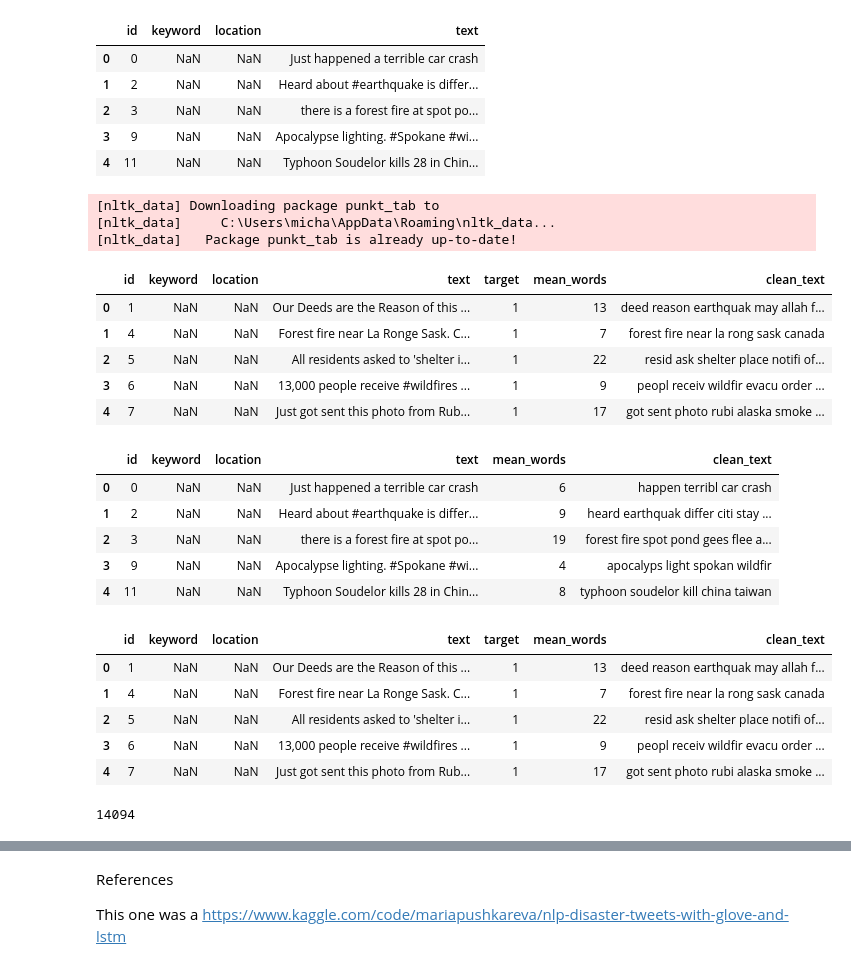
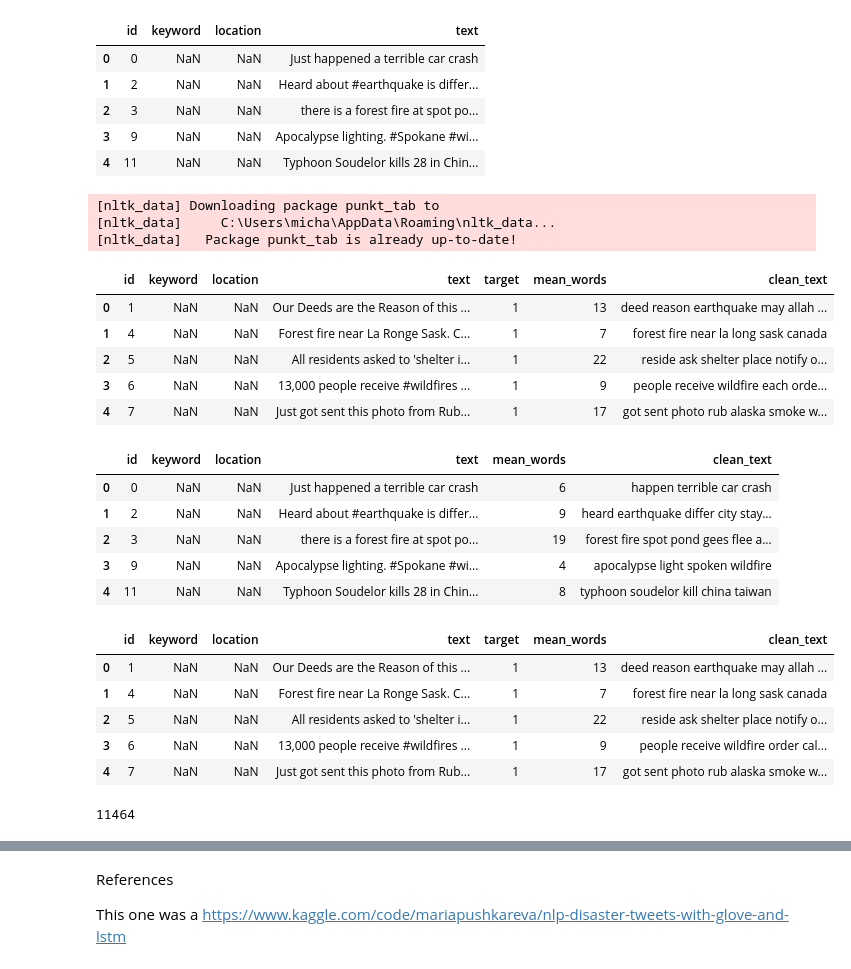
Before and after one commit to IsomorphicAlgo/Natural-Language-Processing-on-Tweets-with-GLOVE-LSTM, a Jupyter notebook: Week 4 - Text Analysis with Deep Learning.ipynb, the cells around one changed output, grey strips where cells are left out. Cells and saved outputs as stored; diff of their text form; code cells hidden in the pictures.

```diff
--- a/Week 4 - Text Analysis with Deep Learning.ipynb
+++ b/Week 4 - Text Analysis with Deep Learning.ipynb
@@ -210,6 +224,18 @@ def preprocess_data(text):
     text = ' '.join(stemmer.stem(word) for word in tokens if word not in stop_words)
 
     return text
+# %%
+# Create a function to perform spell check
+def correct_spelling(text):
+    spell = SpellChecker()
+    corrected_words = []
+    for word in text.split():
+        corrected_word = spell.correction(word)
+        if corrected_word is not None:
+            corrected_words.append(corrected_word)
+        else:
+            corrected_words.append(word)  # Keep the original word if correction is None
+    return " ".join(corrected_words)
 # %%
 # next we handle emojis
 def remove_emoji(text):
@@ -237,26 +263,28 @@ test_data_frame['mean_words']=test_data_frame['text'].apply(lambda x: mean_words
 # %%
 
 # Download required NLTK data
 nltk.download('punkt_tab')
 train_data_frame['clean_text']=train_data_frame['text'].apply(lambda x: remove_emoji(x))
 
 # remove stopwords
 train_data_frame['clean_text']=train_data_frame['clean_text'].apply(lambda x: preprocess_data(x))
 
 # remove extra whitespace
 train_data_frame['clean_text']=train_data_frame['clean_text'].apply(lambda x: re.sub(r'\s+', ' ', x))
 
+# Spellcheck
+train_data_frame['clean_text'] = train_data_frame['clean_text'].apply(correct_spelling)
 train_data_frame.head()
 # %% [output]
 [nltk_data] Downloading package punkt_tab to
 [nltk_data]     C:\Users\micha\AppData\Roaming\nltk_data...
 [nltk_data]   Package punkt_tab is already up-to-date!
 |  | id | keyword | location | text | target | mean_words | clean_text |
-| 0 | 1 | NaN | NaN | Our Deeds are the Reason of this ... | 1 | 13 | deed reason earthquak may allah f... |
-| 1 | 4 | NaN | NaN | Forest fire near La Ronge Sask. C... | 1 | 7 | forest fire near la rong sask canada |
-| 2 | 5 | NaN | NaN | All residents asked to 'shelter i... | 1 | 22 | resid ask shelter place notifi of... |
-| 3 | 6 | NaN | NaN | 13,000 people receive #wildfires ... | 1 | 9 | peopl receiv wildfir evacu order ... |
-| 4 | 7 | NaN | NaN | Just got sent this photo from Rub... | 1 | 17 | got sent photo rubi alaska smoke ... |
+| 0 | 1 | NaN | NaN | Our Deeds are the Reason of this ... | 1 | 13 | deed reason earthquake may allah ... |
+| 1 | 4 | NaN | NaN | Forest fire near La Ronge Sask. C... | 1 | 7 | forest fire near la long sask canada |
+| 2 | 5 | NaN | NaN | All residents asked to 'shelter i... | 1 | 22 | reside ask shelter place notify o... |
+| 3 | 6 | NaN | NaN | 13,000 people receive #wildfires ... | 1 | 9 | people receive wildfire each orde... |
+| 4 | 7 | NaN | NaN | Just got sent this photo from Rub... | 1 | 17 | got sent photo rub alaska smoke w... |
 # %%
 test_data_frame['clean_text']=test_data_frame['text'].apply(lambda x: remove_emoji(x))
 
@@ -266,20 +294,18 @@ test_data_frame['clean_text']=test_data_frame['clean_text'].apply(lambda x: prep
 # remove extra whitespace
 test_data_frame['clean_text']=test_data_frame['clean_text'].apply(lambda x: re.sub(r'\s+', ' ', x))
 
+# Spellcheck
+test_data_frame['clean_text'] = test_data_frame['clean_text'].apply(correct_spelling)
+
 test_data_frame.head()
 # %% [output]
 |  | id | keyword | location | text | mean_words | clean_text |
-| 0 | 0 | NaN | NaN | Just happened a terrible car crash | 6 | happen terribl car crash |
-| 1 | 2 | NaN | NaN | Heard about #earthquake is differ... | 9 | heard earthquak differ citi stay ... |
+| 0 | 0 | NaN | NaN | Just happened a terrible car crash | 6 | happen terrible car crash |
+| 1 | 2 | NaN | NaN | Heard about #earthquake is differ... | 9 | heard earthquake differ city stay... |
 | 2 | 3 | NaN | NaN | there is a forest fire at spot po... | 19 | forest fire spot pond gees flee a... |
-| 3 | 9 | NaN | NaN | Apocalypse lighting. #Spokane #wi... | 4 | apocalyps light spokan wildfir |
+| 3 | 9 | NaN | NaN | Apocalypse lighting. #Spokane #wi... | 4 | apocalypse light spoken wildfire |
 | 4 | 11 | NaN | NaN | Typhoon Soudelor kills 28 in Chin... | 8 | typhoon soudelor kill china taiwan |
 # %%
-# next we remove the stopwords
-stop_words = stopwords.words('english')
-more_stopwords = ['u', 'im', 'c']
-stop_words = stop_words + more_stopwords
-
 
 # remove stopwords
 train_data_frame['clean_text']=train_data_frame['clean_text'].apply(lambda x: remove_stopwords(x))
@@ -287,11 +313,11 @@ test_data_frame['clean_text']=test_data_frame['clean_text'].apply(lambda x: remo
 train_data_frame.head()
 # %% [output]
 |  | id | keyword | location | text | target | mean_words | clean_text |
-| 0 | 1 | NaN | NaN | Our Deeds are the Reason of this ... | 1 | 13 | deed reason earthquak may allah f... |
-| 1 | 4 | NaN | NaN | Forest fire near La Ronge Sask. C... | 1 | 7 | forest fire near la rong sask canada |
-| 2 | 5 | NaN | NaN | All residents asked to 'shelter i... | 1 | 22 | resid ask shelter place notifi of... |
-| 3 | 6 | NaN | NaN | 13,000 people receive #wildfires ... | 1 | 9 | peopl receiv wildfir evacu order ... |
-| 4 | 7 | NaN | NaN | Just got sent this photo from Rub... | 1 | 17 | got sent photo rubi alaska smoke ... |
+| 0 | 1 | NaN | NaN | Our Deeds are the Reason of this ... | 1 | 13 | deed reason earthquake may allah ... |
+| 1 | 4 | NaN | NaN | Forest fire near La Ronge Sask. C... | 1 | 7 | forest fire near la long sask canada |
+| 2 | 5 | NaN | NaN | All residents asked to 'shelter i... | 1 | 22 | reside ask shelter place notify o... |
+| 3 | 6 | NaN | NaN | 13,000 people receive #wildfires ... | 1 | 9 | people receive wildfire order cal... |
+| 4 | 7 | NaN | NaN | Just got sent this photo from Rub... | 1 | 17 | got sent photo rub alaska smoke w... |
 # %%
 train_tweets = train_data_frame['clean_text'].values
 test_tweets = test_data_frame['clean_text'].values
@@ -304,7 +340,7 @@ word_tokenizer.fit_on_texts(train_tweets)
 vocab_length = len(word_tokenizer.word_index) + 1
 vocab_length
 # %% [output]
-14094
+11464
 # %%
 def create_corpus(df):
     corpus=[]
```
Also changed, not shown: parts of 13 cells of this notebook, 37 other files.
